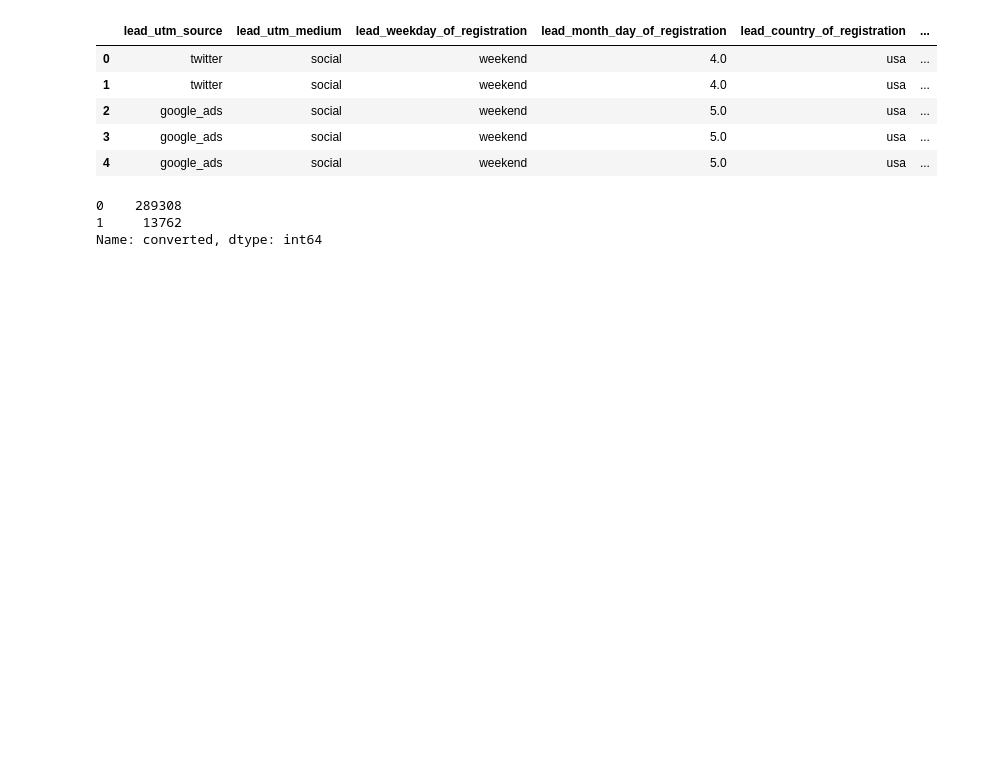
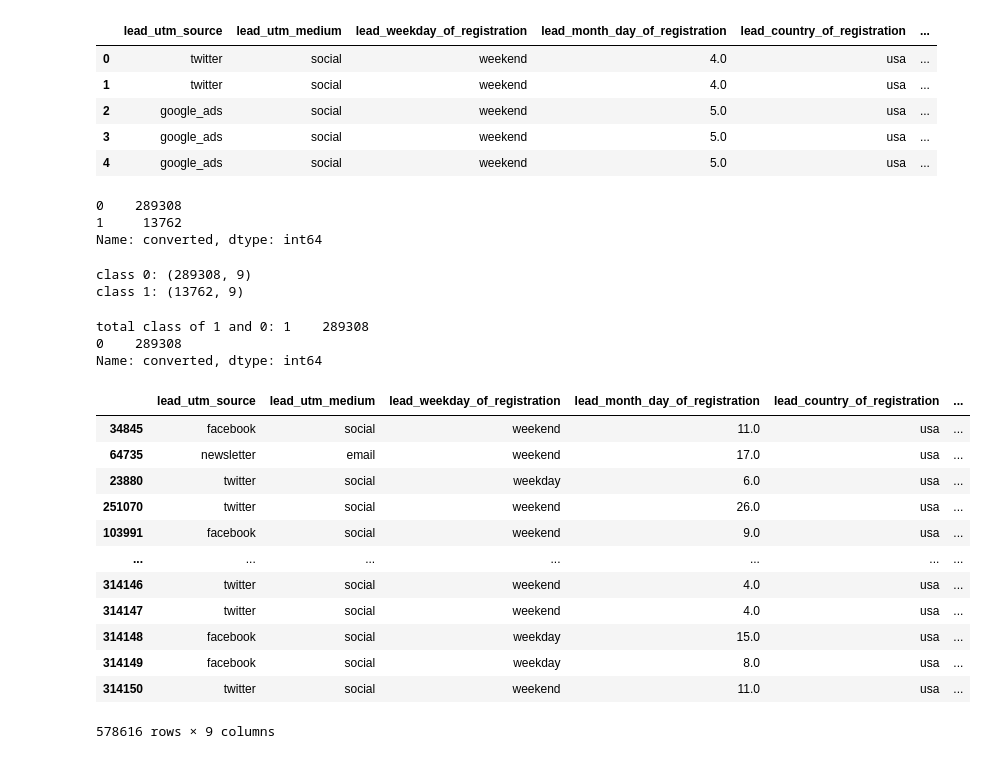
Before and after one commit to JoAmps/Lead_conversion_prediction_for_a_mobile_app_company, a Jupyter notebook: Lead_conversion.ipynb, the cells around one changed output. Saved outputs shown, nothing was run; the diff lists cells and outputs as text; code cells hidden in the pictures; blank space fills up the shorter version.

```diff
--- a/Lead_conversion.ipynb
+++ b/Lead_conversion.ipynb
@@ -358,4 +358,43 @@ df['converted'].value_counts()
 0    289308
 1     13762
 Name: converted, dtype: int64
+# %%
+# class count
+class_count_0, class_count_1 = df['converted'].value_counts()
+
+# Separate class
+class_0 = df[df['converted'] == 0]
+class_1 = df[df['converted'] == 1]# print the shape of the class
+print('class 0:', class_0.shape)
+print('class 1:', class_1.shape)
+# %% [output]
+class 0: (289308, 9)
+class 1: (13762, 9)
+# %%
+class_1_over = class_1.sample(class_count_0, replace=True)
+
+test_over = pd.concat([class_1_over, class_0], axis=0)
+
+print("total class of 1 and 0:",test_over['converted'].value_counts())# plot the count after under-sampeling
+#test_over['Class'].value_counts().plot(kind='bar', title='count (target)')
+# %% [output]
+total class of 1 and 0: 1    289308
+0    289308
+Name: converted, dtype: int64
+# %%
+test_over
+# %% [output]
+|  | lead_utm_source | lead_utm_medium | lead_weekday_of_registration | lead_month_day_of_registration | lead_country_of_registration | ... |
+| 34845 | facebook | social | weekend | 11.0 | usa | ... |
+| 64735 | newsletter | email | weekend | 17.0 | usa | ... |
+| 23880 | twitter | social | weekday | 6.0 | usa | ... |
+| 251070 | twitter | social | weekend | 26.0 | usa | ... |
+| 103991 | facebook | social | weekend | 9.0 | usa | ... |
+| ... | ... | ... | ... | ... | ... | ... |
+| 314146 | twitter | social | weekend | 4.0 | usa | ... |
+| 314147 | twitter | social | weekend | 4.0 | usa | ... |
+| 314148 | facebook | social | weekday | 15.0 | usa | ... |
+| 314149 | facebook | social | weekday | 8.0 | usa | ... |
+| 314150 | twitter | social | weekend | 11.0 | usa | ... |
+578616 rows × 9 columns
 # %%
```
Also changed, not shown: parts of 1 cell of this notebook, 12 other files.
